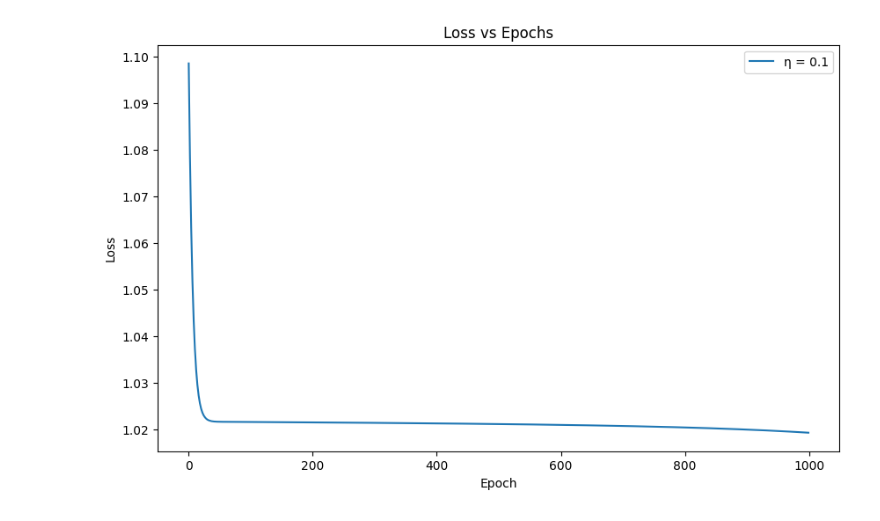
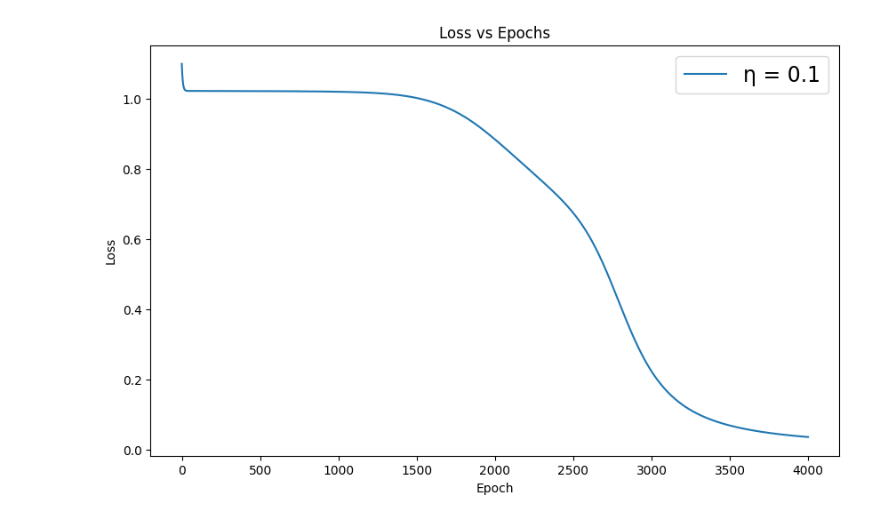
Before and after one commit to n3el-k/gradient-descent-math-ia, a Jupyter notebook: code/lr-experiment.ipynb, the cells around one changed output. Cells and saved outputs as stored; diff of their text form; code cells hidden in the pictures.

```diff
--- a/code/lr-experiment.ipynb
+++ b/code/lr-experiment.ipynb
@@ -60,14 +77,15 @@ def train(num_epochs, lr):
 # %%
-num_epochs = 1000
+num_epochs = 4000
 plt.figure(figsize=(10, 6))
 lr = 0.1
-_,losses = train(num_epochs, lr)
+model,losses = train(num_epochs, lr)
 plt.plot(losses, label=f"η = {lr}")
 plt.xlabel('Epoch')
 plt.ylabel('Loss')
 plt.title('Loss vs Epochs')
 plt.legend()
-plt.savefig('loss_curve.png')
+plt.legend(fontsize=17)
+plt.savefig('loss_curve.png', dpi=300, bbox_inches='tight')
 plt.show()
 # %% [output]
-[figure, old version]
+[figure, new version]
```
Also changed, not shown: parts of 8 cells of this notebook, 6 other files.
